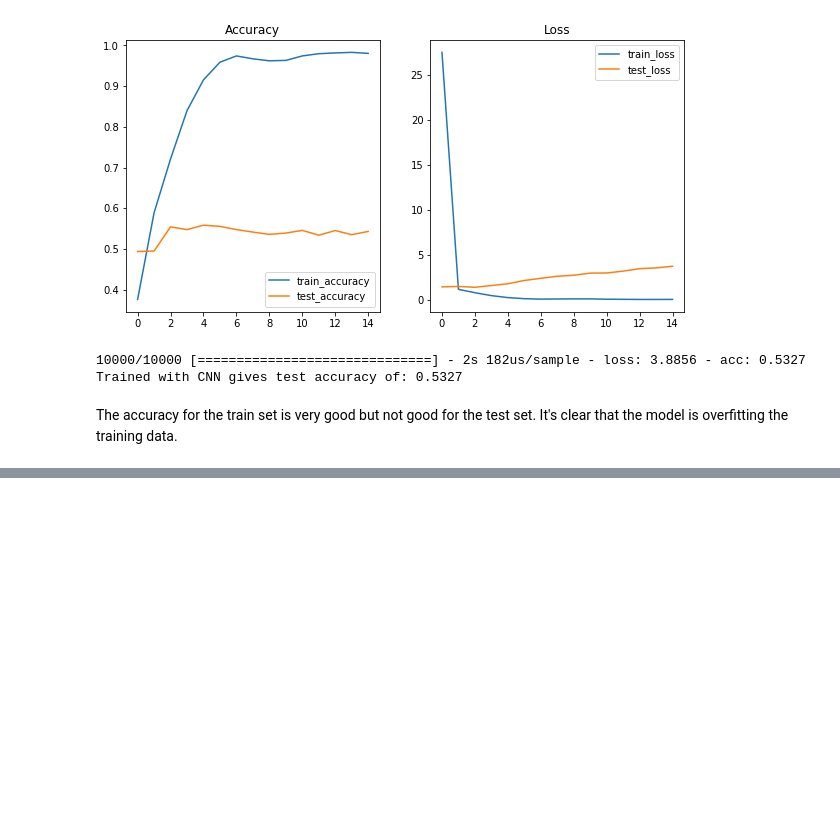
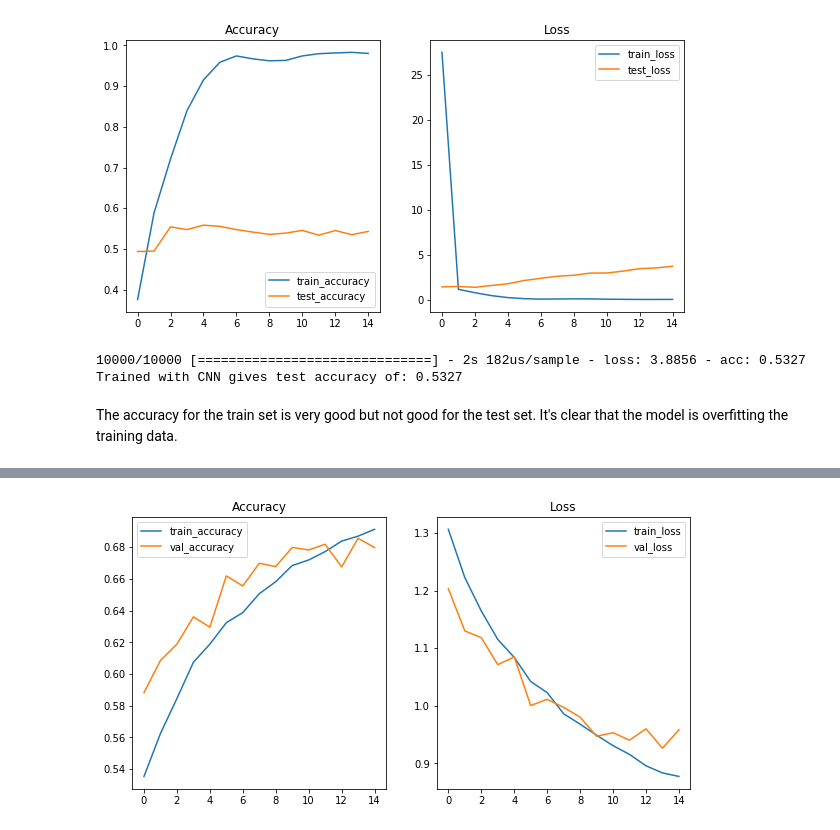
Before and after one commit to bbchen33/Deep-learning, a Jupyter notebook: Tensorflow-small-image-cifar10-training.ipynb, the cells around one changed output, grey strips where cells are left out. Saved outputs shown, nothing was run; the diff lists cells and outputs as text; code cells hidden in the pictures; blank space fills up the shorter version.

```diff
--- a/Tensorflow-small-image-cifar10-training.ipynb
+++ b/Tensorflow-small-image-cifar10-training.ipynb
@@ -146,0 +173,19 @@ The accuracy for the train set is very good but not good for the test set. It's
+# %%
+model4 = tf.keras.Sequential([
+    tf.keras.layers.Conv2D(100, (3,3), activation = 'relu', input_shape = (32,32,3)),
+    tf.keras.layers.MaxPooling2D(2, 2),
+
+    tf.keras.layers.Conv2D(100, (3,3), activation = 'relu'),
+    tf.keras.layers.MaxPooling2D(2, 2),
+
+    tf.keras.layers.Conv2D(100, (3,3), activation = 'relu'),
+    tf.keras.layers.MaxPooling2D(2, 2),
+
+    tf.keras.layers.Dropout(0.5),
+    tf.keras.layers.Flatten(),
+    tf.keras.layers.Dense(512, activation='relu'),
+    tf.keras.layers.Dense(10, activation='softmax')
+])
+# %%
+model4.compile(optimizer = 'adam', loss = 'categorical_crossentropy', metrics = ['accuracy'])
+history = model4.fit(X_train, y_train_category, batch_size = 128, epochs = 5, validation_split = 0.2)
@@ -146,0 +206,3 @@ The accuracy for the train set is very good but not good for the test set. It's
+# %%
+model4.compile(optimizer = 'adam', loss = 'categorical_crossentropy', metrics = ['accuracy'])
+history = model4.fit(X_train, y_train_category, batch_size = 128, epochs = 15, validation_split = 0.2)
@@ -146,0 +227,5 @@ The accuracy for the train set is very good but not good for the test set. It's
+# %%
+training_progress(model4, history)
+print('Trained with CNN gives test accuracy of:',model4.evaluate(X_test, y_test_category)[1])
+# %% [output]
+[figure, added]
```
Also changed, not shown: parts of 7 cells of this notebook.
